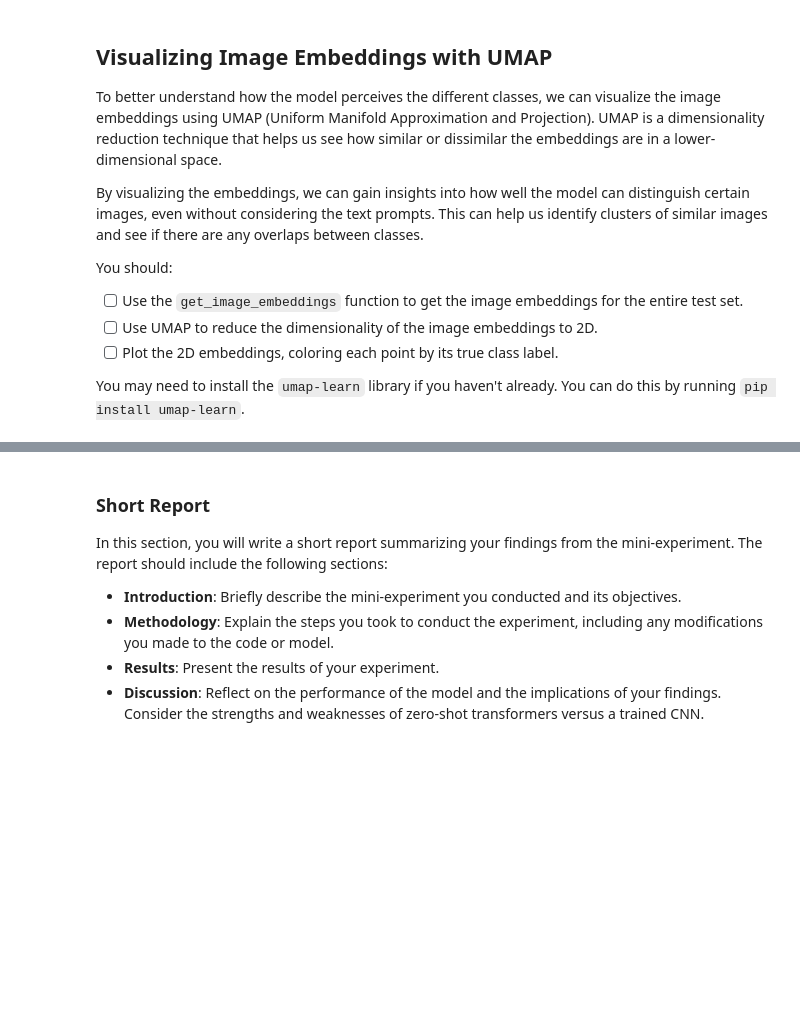
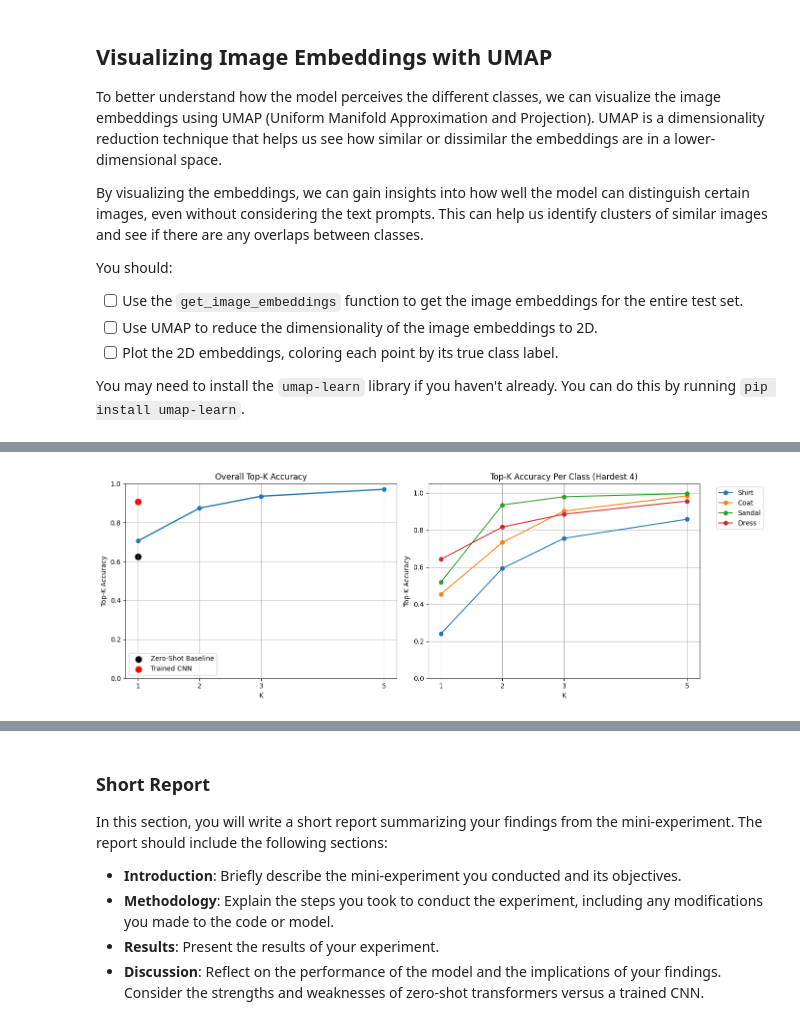
Before and after one commit to hwalia/deep_learning, a Jupyter notebook: 02_activities/assignments/assignment_2.ipynb, the cells around one changed output, grey strips where cells are left out. Saved outputs shown, nothing was run; the diff lists cells and outputs as text; code cells hidden in the pictures; blank space fills up the shorter version.

```diff
--- a/02_activities/assignments/assignment_2.ipynb
+++ b/02_activities/assignments/assignment_2.ipynb
@@ -481,0 +771,92 @@ You are welcome to come up with your own mini-experiment! Explain your idea in t
+# %%
+import pandas as pd
+
+# overall
+top_k_acc = [results_k[k]['accuracy'] for k in k_vals]
+
+# per-class
+all_hits = {}
+for k in k_vals:
+    y_true = results_k[k]['labels']
+    y_pred = results_k[k]['predictions']
+    all_hits[f'Top-{k}'] = top_k_hit_rate_per_class(y_true, y_pred, k, CLASS_NAMES)
+
+df_all = pd.DataFrame(all_hits)
+df_all = df_all.sort_values('Top-1', ascending=False) # sort by Top-1
+
+# improvements
+improvement = (df_all['Top-3'] - df_all['Top-1']) * 100
+improvement_sorted = improvement.sort_values(ascending=False)
+class_order = improvement_sorted.index
+hardest_classes = df_all.sort_values('Top-1').index[:4]
+
+# RESULTS: FIGURES
+fig, axes = plt.subplots(1, 2, figsize=(14,5))
+
+# LEFT: Overall Top-K
+axes[0].plot(k_vals, top_k_acc, marker='o', linewidth=2)
+axes[0].scatter(1, ZSC_acc/100, color="black", s=80, label="Zero-Shot Baseline")
+axes[0].scatter(1, CNN_acc/100, color="red", s=80, label="Trained CNN")
+axes[0].set_xticks(k_vals)
+axes[0].set_ylim(0, 1.0)
+axes[0].set_xlabel("K")
+axes[0].set_ylabel("Top-K Accuracy")
+axes[0].set_title("Overall Top-K Accuracy")
+axes[0].grid(True, alpha=0.8)
+axes[0].legend()
+
+# RIGHT: Per-Class Top-K (Hardest)
+for cls in hardest_classes:
+    axes[1].plot(
+        k_vals,
+        df_all.loc[cls].values,
+        marker='o',
+        linewidth=1.5,
+        label=cls
+    )
+
+axes[1].set_xticks(k_vals)
+axes[1].set_ylim(0, 1.05)
+axes[1].set_xlabel("K")
+axes[1].set_ylabel("Top-K Accuracy")
+axes[1].set_title("Top-K Accuracy Per Class (Hardest 4)")
+axes[1].grid(True)
+axes[1].legend(bbox_to_anchor=(1.05,1), loc="upper left")
+
+plt.tight_layout()
+plt.show()
+
+# RESULTS: MODEL COMPARISON
+msg = "Model Comparisons vs zero-shot baseline and relative improvement"
+headr = "-"*(len(msg))
+print(f"{headr}\n{msg.upper()}\n{headr}")
+
+model_results = [
+    ("Baseline Zero-Shot CLIP", ZSC_acc, 0, 0),
+    ("Prompted Zero-Shot CLIP", ZSCp_acc, ZSCp_acc - ZSC_acc, ZSCp_acc - ZSC_acc),
+    ("Top-2 Classification   ", top_k_acc[1]*100, top_k_acc[1]*100 - ZSC_acc, top_k_acc[1]*100 - ZSCp_acc),
+    ("Top-3 Classification   ", top_k_acc[2]*100, top_k_acc[2]*100 - ZSC_acc, top_k_acc[2]*100 - top_k_acc[1]*100),
+    ("Top-5 Classification   ", top_k_acc[3]*100, top_k_acc[3]*100 - ZSC_acc, top_k_acc[3]*100 - top_k_acc[2]*100)
+]
+
+print(f"{'Model':25} {'Accuracy (%)':>5} {'Δ Base (%)':>12} {'Δ Prev (%)':>12}")
+
+for label, acc, bl, prev in model_results:
+    print(f"{label:24} {acc:10.2f} {bl:12.2f} {prev:12.2f}")
+
+msg = "per-class improvement % Δ(Top-3 vs Top-1) "
+headr = "-"*(len(msg))
+print(f"\n{headr}\n{msg.upper()}\n{headr}")
+
+# # RESULTS: PER-CLASS TOP-K (4 hardest)
+# df_all['Δ(3-1)'] = df_all['Top-3'] - df_all['Top-1']
+# hardest_classes = df_all.sort_values('Top-1').index[:4]
+# small_table = ((df_all.loc[hardest_classes, ['Top-1','Top-3','Δ(3-1)']]) * 100).round(2)
+# print(small_table)
+
+# RESULTS: PER-CLASS TOP-K (all)
+df_all['Δ(3-1)'] = df_all['Top-3'] - df_all['Top-1']
+hardest_classes = df_all.sort_values('Top-1').index[:]
+delta_table = ((df_all.loc[hardest_classes, ['Top-1','Top-3','Δ(3-1)']]) * 100).round(2)
+print(delta_table)
+# %% [output]
@@ -481,0 +866 @@ You are welcome to come up with your own mini-experiment! Explain your idea in t
+[figure, added]
```
Also changed, not shown: parts of 28 cells of this notebook.
